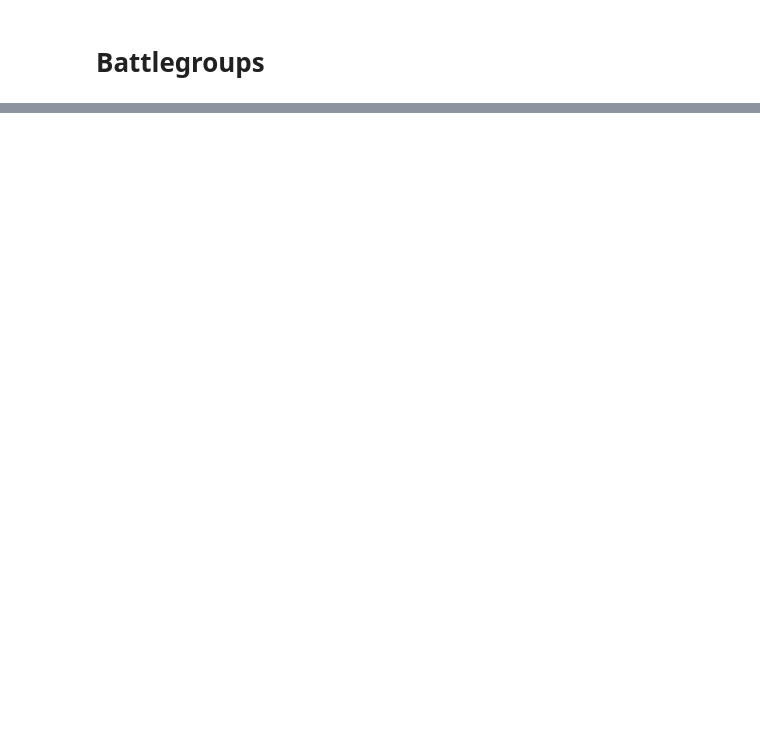
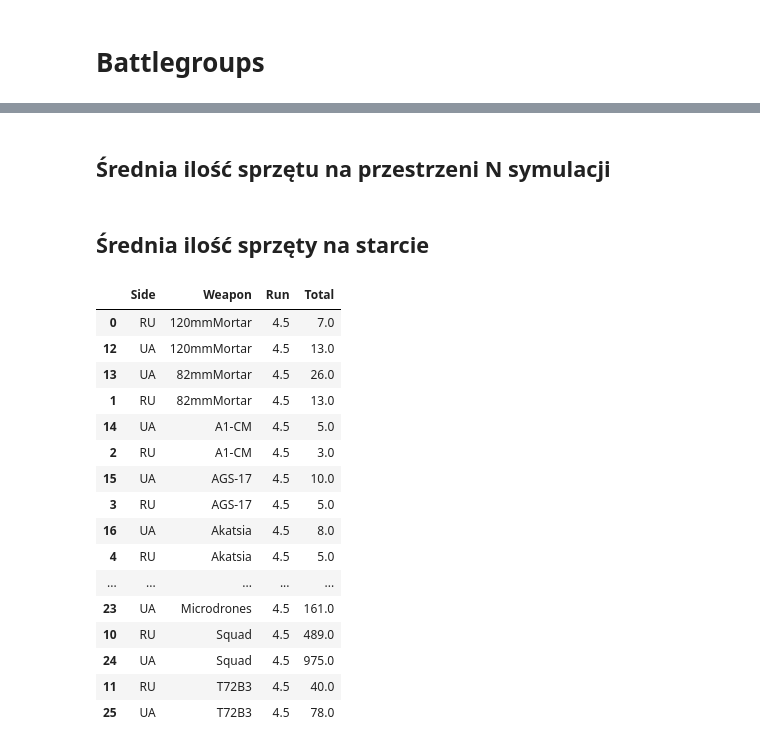
Before and after one commit to Anav0/Dread, a Jupyter notebook: analysis.ipynb, the cells around one changed output, grey strips where cells are left out. Saved outputs shown, nothing was run; the diff lists cells and outputs as text; code cells hidden in the pictures; blank space fills up the shorter version.

```diff
--- a/analysis.ipynb
+++ b/analysis.ipynb
@@ -136,0 +137,25 @@ df
+# %% [markdown]
+## Średnia ilość sprzętu na przestrzeni N symulacji
+# %% [markdown]
+## Średnia ilość sprzęty na starcie
+# %%
+tmp = df[df['Round'] == 0].groupby(['Run', 'Side', 'Weapon']).size().reset_index(name="Total")
+tmp.groupby(['Side', 'Weapon']).mean('Total').reset_index().sort_values(["Weapon"])
+# %% [output]
+|  | Side | Weapon | Run | Total |
+| 0 | RU | 120mmMortar | 4.5 | 7.0 |
+| 12 | UA | 120mmMortar | 4.5 | 13.0 |
+| 13 | UA | 82mmMortar | 4.5 | 26.0 |
+| 1 | RU | 82mmMortar | 4.5 | 13.0 |
+| 14 | UA | A1-CM | 4.5 | 5.0 |
+| 2 | RU | A1-CM | 4.5 | 3.0 |
+| 15 | UA | AGS-17 | 4.5 | 10.0 |
+| 3 | RU | AGS-17 | 4.5 | 5.0 |
+| 16 | UA | Akatsia | 4.5 | 8.0 |
+| 4 | RU | Akatsia | 4.5 | 5.0 |
+| ... | ... | ... | ... | ... |
+| 23 | UA | Microdrones | 4.5 | 161.0 |
+| 10 | RU | Squad | 4.5 | 489.0 |
+| 24 | UA | Squad | 4.5 | 975.0 |
+| 11 | RU | T72B3 | 4.5 | 40.0 |
+| 25 | UA | T72B3 | 4.5 | 78.0 |
```
Also changed, not shown: parts of 16 cells of this notebook, 11 other files.
